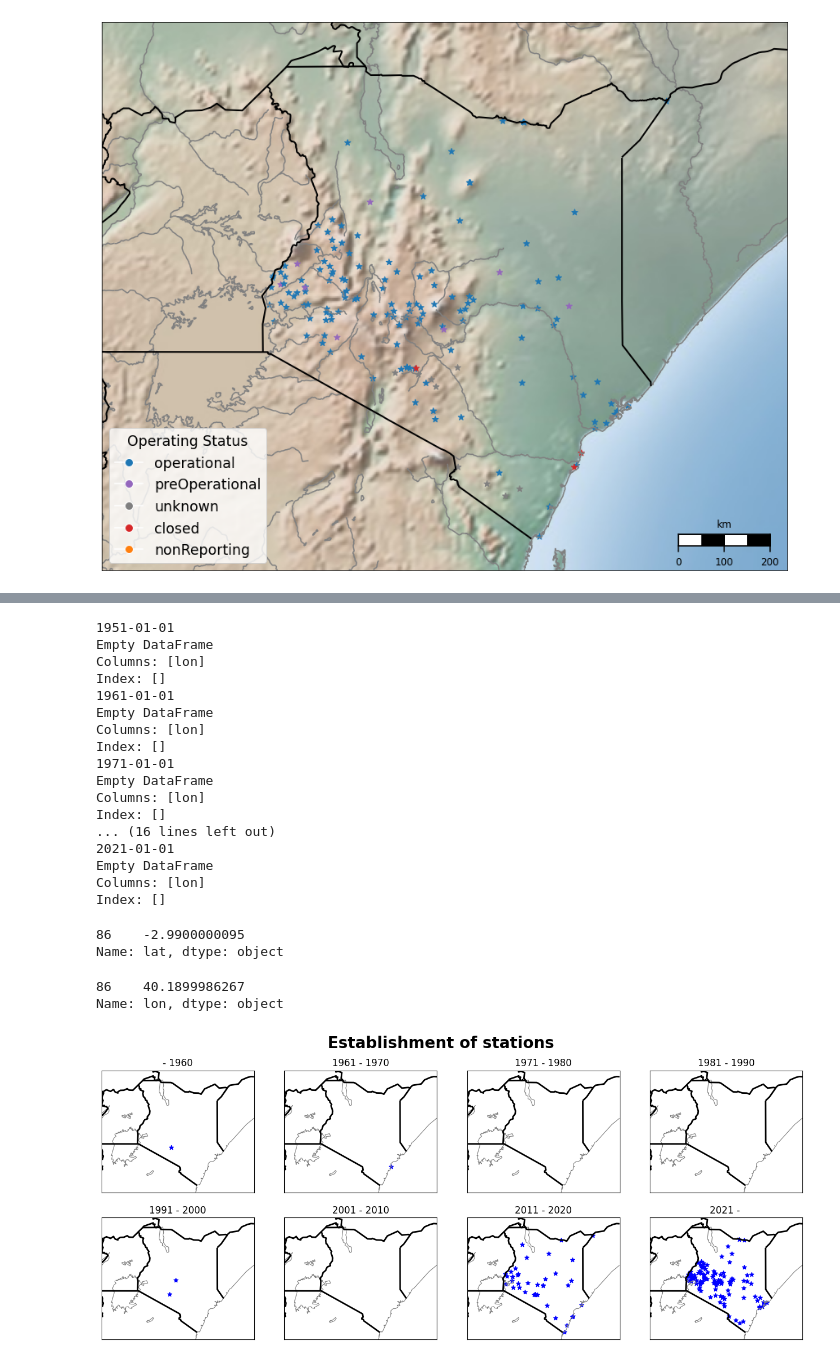
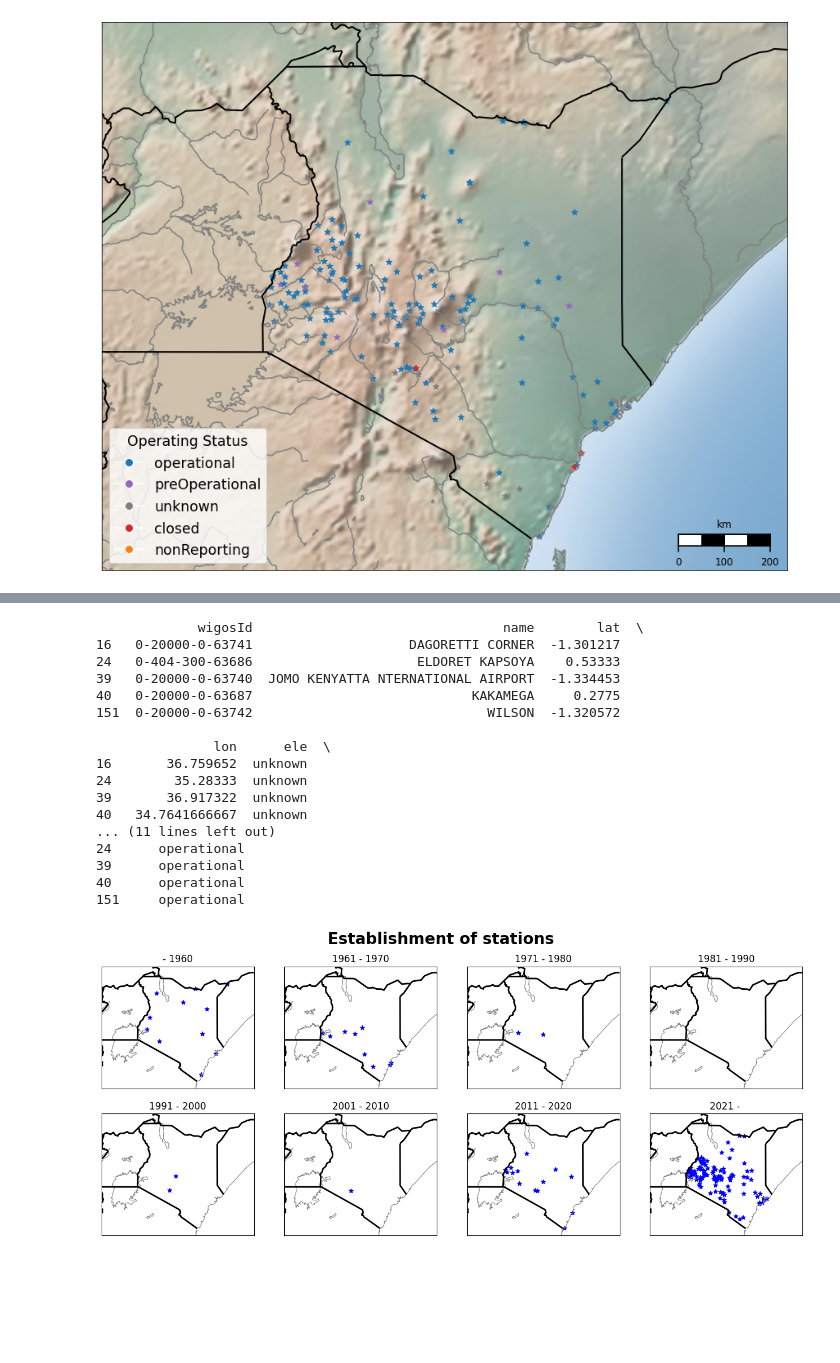
Before and after one commit to joergklausen/oscar-analysis, a Jupyter notebook: sandbox.ipynb, the cells around one changed output, grey strips where cells are left out. Cells and saved outputs as stored; diff of their text form; code cells hidden in the pictures; blank space fills up the shorter version.

Commit message:
correction establishment plot

```diff
--- a/sandbox.ipynb
+++ b/sandbox.ipynb
@@ -39,6 +44,3 @@ for station in data_json["stationSearchResults"]:
 print(wigosIds)
 # %% [output]
 ['0-404-300-301570787AS00074', '0-404-300-402261127AS63663', '0-404-300-271440721AS00049', '0-404-300-281480740AS00057', '0-404-0-63707', '0-404-300-392191090AS63662', '0-404-0-63721', '0-404-300-0402 ...
-# %%
-for id in wigosIds:
-    print(id)
@@ -371,77 +278,61 @@ start_d = ["1961-01-01", "1971-01-01", "1981-01-01", "1991-01-01", "2001-01-01",
 # %%
 start_d = ["1951-01-01", "1961-01-01", "1971-01-01", "1981-01-01", "1991-01-01", "2001-01-01", "2011-01-01", "2021-01-01", "2031-01-01"]
 
-for i in range(0,8):
-    print(start_d[i])
-    df = df[(df["beginPosition"] >= start_d[i]) & (df["beginPosition"] < start_d[i+1])]
-    print(df[["lon"]])
+df = pd.DataFrame(data["stations"])
+df = df[(df["dateEstablished"] >= start_d[0]) & (df["dateEstablished"] < start_d[1])]
+
+print(df)
 # %% [output]
-1951-01-01
-Empty DataFrame
-Columns: [lon]
-Index: []
-1961-01-01
-Empty DataFrame
-Columns: [lon]
-Index: []
-1971-01-01
-Empty DataFrame
-Columns: [lon]
-Index: []
-... (16 lines left out)
-2021-01-01
-Empty DataFrame
-Columns: [lon]
-Index: []
+             wigosId                                name        lat  \
+16   0-20000-0-63741                    DAGORETTI CORNER  -1.301217
+24   0-404-300-63686                     ELDORET KAPSOYA    0.53333
+39   0-20000-0-63740  JOMO KENYATTA NTERNATIONAL AIRPORT  -1.334453
+40   0-20000-0-63687                            KAKAMEGA     0.2775
+151  0-20000-0-63742                              WILSON  -1.320572
+
+               lon      ele  \
+16       36.759652  unknown
+24        35.28333  unknown
+39       36.917322  unknown
+40   34.7641666667  unknown
+... (11 lines left out)
+24      operational
+39      operational
+40      operational
+151     operational
-# %%
-df = pd.DataFrame(data["stations"])
-
-start_d = ["1951-01-01", "1961-01-01", "1971-01-01", "1981-01-01", "1991-01-01", "2001-01-01", "2011-01-01", "2021-01-01", "2031-01-01"]
-
-df = df[(df["beginPosition"] >= start_d[1]) & (df["beginPosition"] < start_d[2])]
-
-# print(df)
-
-print(df["lat"])
-df["lon"]
-
-# print(df["lon"][1], df["lat"][1])
-# plt.plot(df["lon"], df["lat"])
-# %% [output]
-86    -2.9900000095
-Name: lat, dtype: object
-86    40.1899986267
-Name: lon, dtype: object
 # %%
 plt.style.use('default')
 fig, axes = plt.subplots(2,4, figsize=(16,6.2))
 
 axes = axes.ravel()
 
 
 start_d = ["1951-01-01", "1961-01-01", "1971-01-01", "1981-01-01", "1991-01-01", "2001-01-01", "2011-01-01", "2021-01-01", "2031-01-01"]
 
 for i, decade in enumerate(["- 1960", "1961 - 1970", "1971 - 1980", "1981 - 1990", "1991 - 2000", "2001 - 2010", "2011 - 2020", "2021 - "]):
 
     m = Basemap(projection='lcc', resolution='l', lat_0=0.1, lon_0=37.5, width=1.5E6, height=1.2E6,  ax = axes[i])
 
     # map background
     m.drawcoastlines(color='grey', linewidth=0.8)
 
     m.drawcountries(color='black', linewidth=2)
 
     df = pd.DataFrame(data["stations"])
-    df = df[(df["beginPosition"] >= start_d[i]) & (df["beginPosition"] < start_d[i+1])]
+    if i == 0:
+        df = df[(df["dateEstablished"] < start_d[i])]
+    else:
+        df = df[(df["dateEstablished"] >= start_d[i]) & (df["dateEstablished"] < start_d[i+1])]
 
     if not df.empty:
         lat = df["lat"]
         lon = df["lon"]
         m.scatter(lon, lat, latlon=True, c="blue",s=30,marker="*")
 
     axes[i].set_title(decade)
 
 plt.suptitle('Establishment of stations', fontsize=20, fontweight="bold")
 
 plt.savefig(os.getcwd()+"/Plots/Station_establishment_decade.pdf", bbox_inches='tight')
 # %% [output]
-[figure, old version]
+[figure, new version]
```
Also changed, not shown: parts of 10 cells of this notebook, 3 other files.
